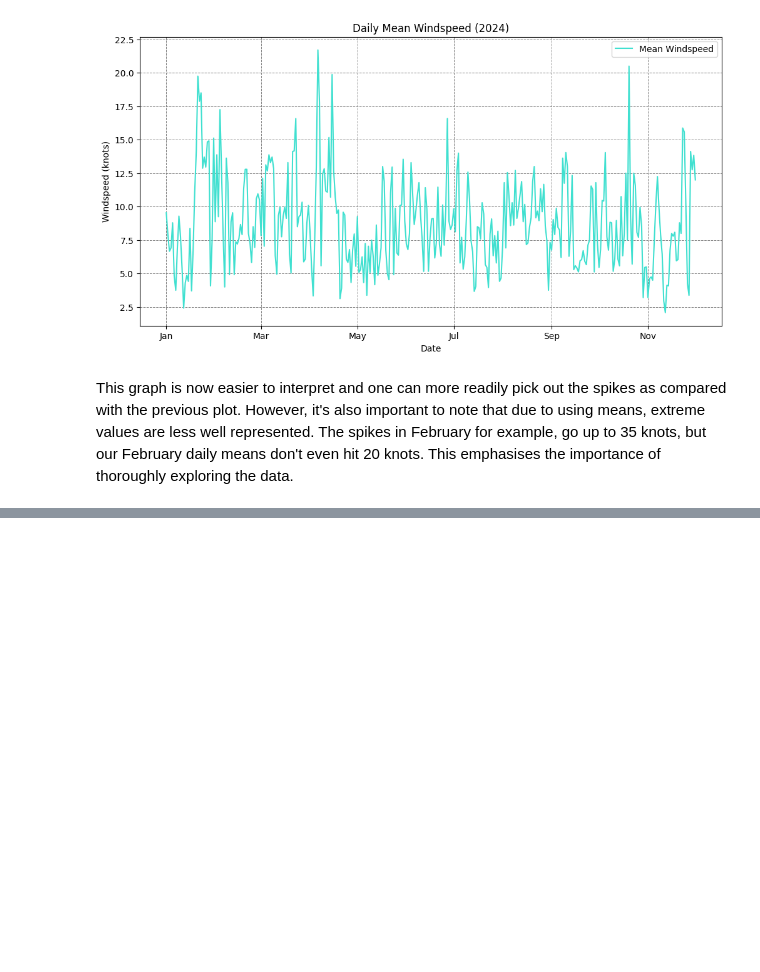
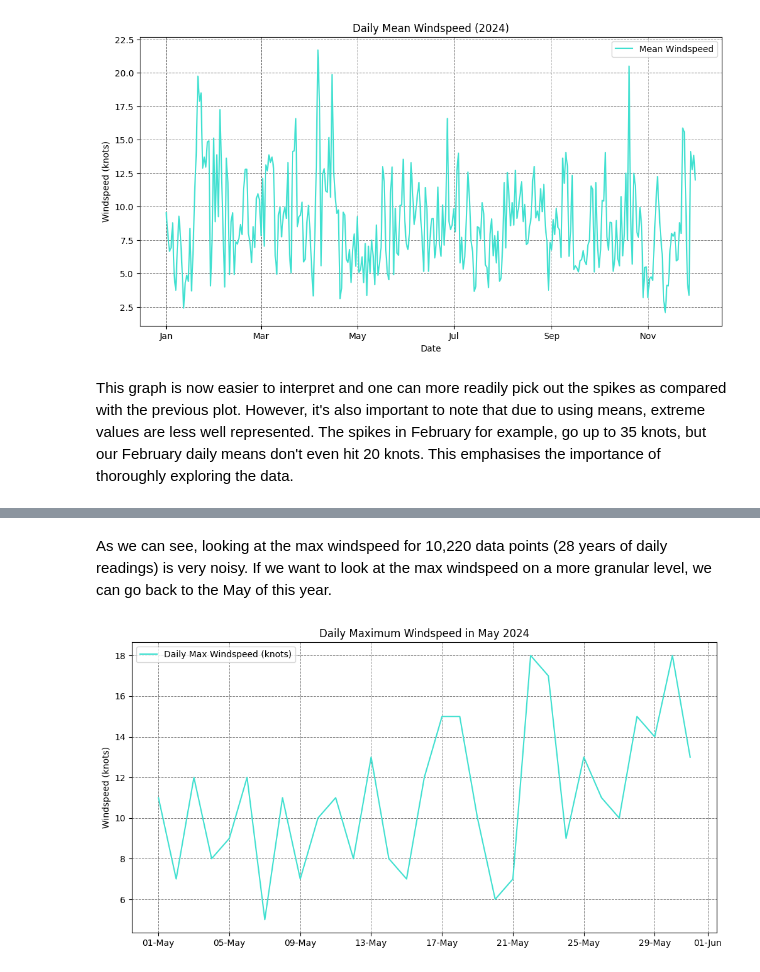
Before and after one commit to miriamroddy/PFDA, a Jupyter notebook: Assignments/assignment_6_Weather.ipynb, the cells around one changed output, grey strips where cells are left out. Saved outputs shown, nothing was run; the diff lists cells and outputs as text; code cells hidden in the pictures; blank space fills up the shorter version.

```diff
--- a/Assignments/assignment_6_Weather.ipynb
+++ b/Assignments/assignment_6_Weather.ipynb
@@ -341,0 +398,21 @@ In early May in Ireland, windspeeds are generally moderate as the weather transi
+# %% [markdown]
+As we can see, looking at the max windspeed for 10,220 data points (28 years of daily readings) is very noisy. If we want to look at the max windspeed on a more granular level, we can go back to the May of this year.
+# %%
+# We can now extract May 2024 data from knockweather
+mayweather = knockweather[(knockweather['date'].dt.year == 2024) & (knockweather['date'].dt.month == 5)].copy()
+
+# https://www.geeksforgeeks.org/how-to-reset-index-after-groupby-pandas/
+# defining max windspeed as dailymaxwdsp2 to differentiate from previous code cell
+dailymaxwdsp2 = mayweather.groupby('day')['wdsp'].max().reset_index()
+
+# Create the plot
+plt.figure(figsize=(12, 6))
+plt.plot(dailymaxwdsp2['day'], dailymaxwdsp2['wdsp'], color='turquoise', label='Daily Max Windspeed (knots)')
+plt.gca().xaxis.set_major_formatter(mdates.DateFormatter('%d-%b'))
+plt.ylabel('Windspeed (knots)')
+plt.title('Daily Maximum Windspeed in May 2024')
+plt.grid(color='gray', linestyle='--', linewidth=0.7)
+plt.legend()
+plt.show()
+# %% [output]
+[figure, added]
```
Also changed, not shown: parts of 13 cells of this notebook.
